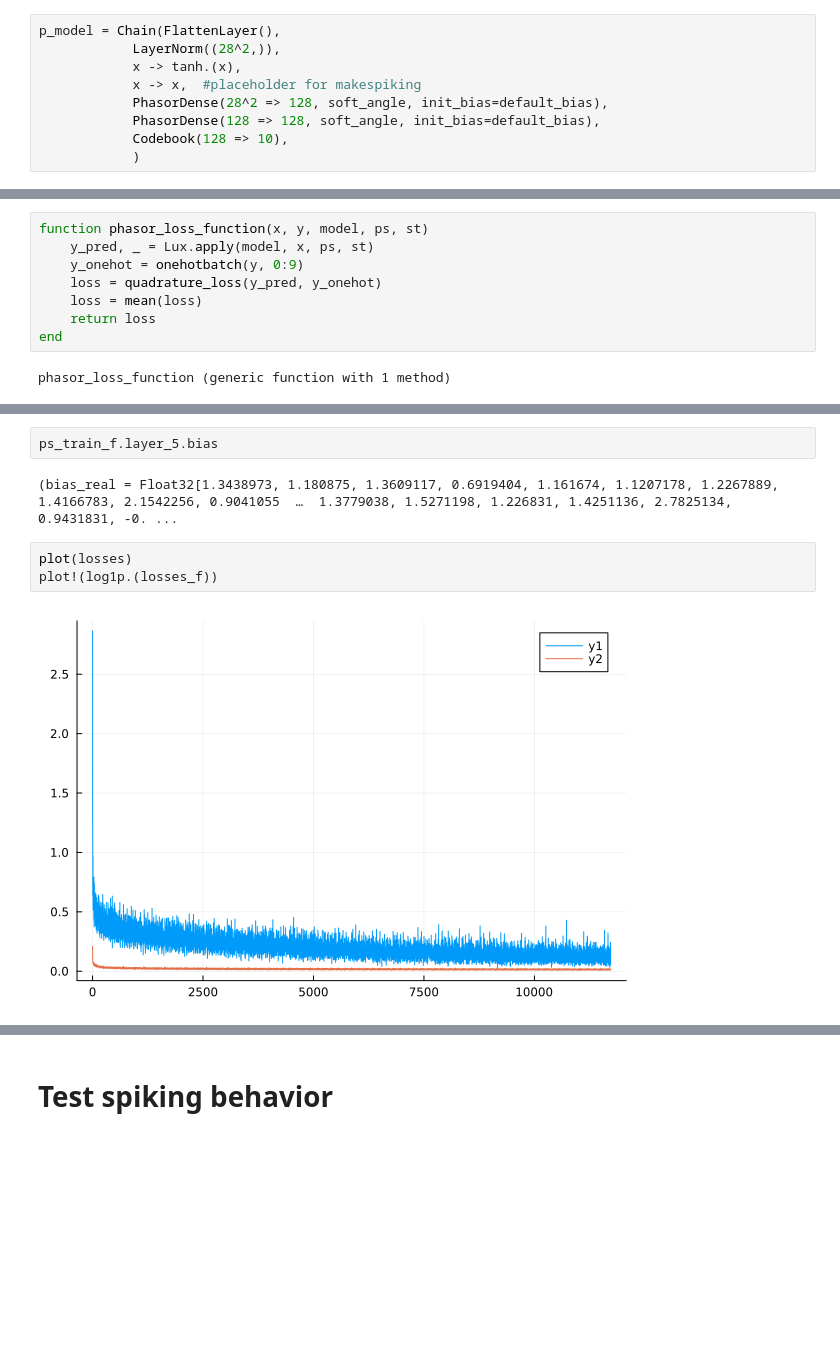
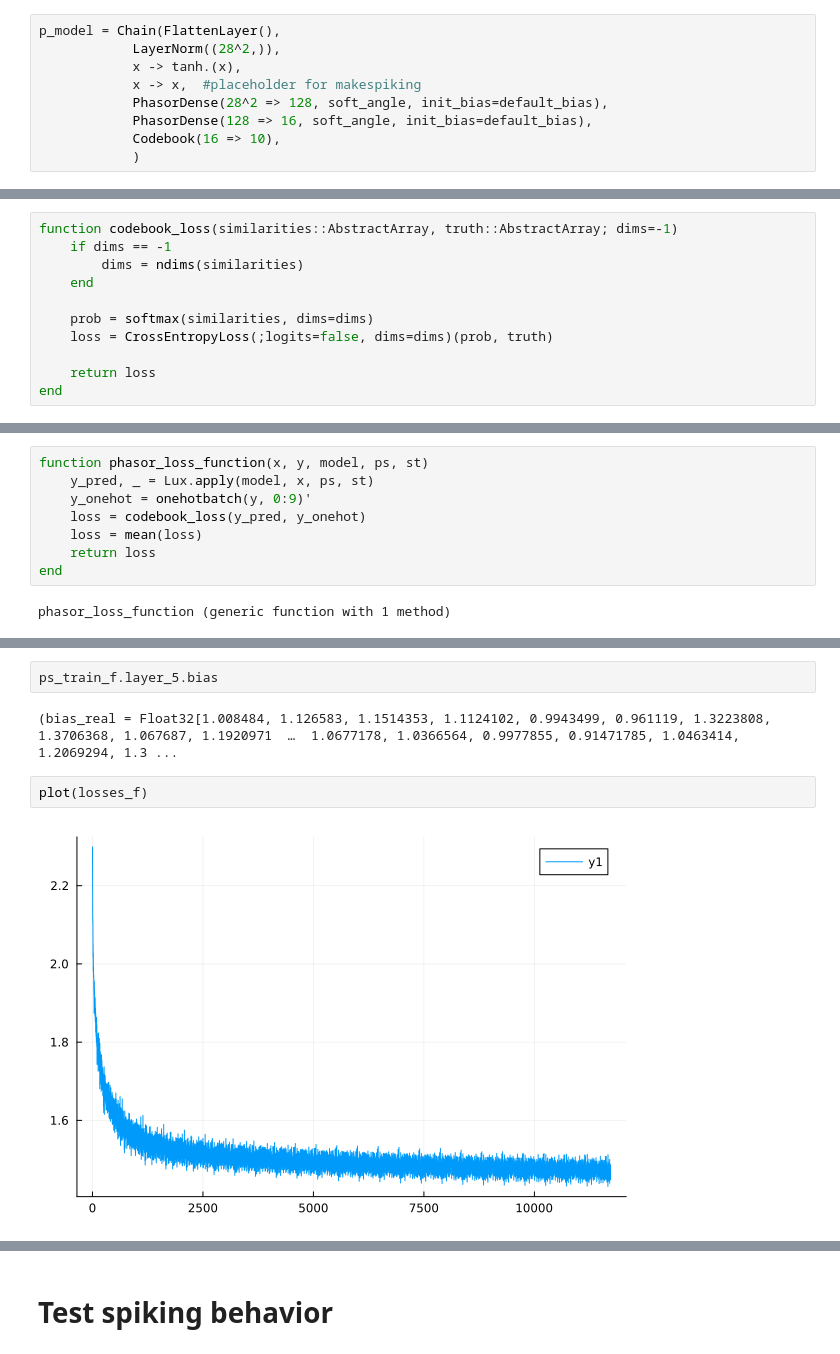
Before and after one commit to wilkieolin/PhasorNetworks.jl, a Jupyter notebook: demos/network fashionmnist.ipynb, the cells around one changed output, grey strips where cells are left out. Saved outputs shown, nothing was run; the diff lists cells and outputs as text; blank space fills up the shorter version.

Commit message:
updating MLP strategy to classify via codebook as opposed to a quadrature code

```diff
--- a/demos/network fashionmnist.ipynb
+++ b/demos/network fashionmnist.ipynb
@@ -199,8 +199,8 @@ p_model = Chain(FlattenLayer(),
             x -> tanh.(x),
             x -> x,  #placeholder for makespiking
             PhasorDense(28^2 => 128, soft_angle, init_bias=default_bias),
-            PhasorDense(128 => 128, soft_angle, init_bias=default_bias),
-            Codebook(128 => 10),
+            PhasorDense(128 => 16, soft_angle, init_bias=default_bias),
+            Codebook(16 => 10),
             )
 # %% [output]
 Chain(
@@ -233,0 +260,11 @@ histogram(cdev(vec(yp0)))
+# %%
+function codebook_loss(similarities::AbstractArray, truth::AbstractArray; dims=-1)
+    if dims == -1
+        dims = ndims(similarities)
+    end
+
+    prob = softmax(similarities, dims=dims)
+    loss = CrossEntropyLoss(;logits=false, dims=dims)(prob, truth)
+
+    return loss
+end
@@ -234,8 +283,8 @@ histogram(cdev(vec(yp0)))
 # %%
 function phasor_loss_function(x, y, model, ps, st)
     y_pred, _ = Lux.apply(model, x, ps, st)
-    y_onehot = onehotbatch(y, 0:9)
-    loss = quadrature_loss(y_pred, y_onehot)
+    y_onehot = onehotbatch(y, 0:9)'
+    loss = codebook_loss(y_pred, y_onehot)
     loss = mean(loss)
     return loss
 end
@@ -253,9 +302,8 @@ losses_f, ps_train_f, st_train_f = train(p_model, psp, stp, train_loader, phasor
 # %%
 ps_train_f.layer_5.bias
 # %% [output]
-(bias_real = Float32[1.3438973, 1.180875, 1.3609117, 0.6919404, 1.161674, 1.1207178, 1.2267889, 1.4166783, 2.1542256, 0.9041055  …  1.3779038, 1.5271198, 1.226831, 1.4251136, 2.7825134, 0.9431831, -0. ...
+(bias_real = Float32[1.008484, 1.126583, 1.1514353, 1.1124102, 0.9943499, 0.961119, 1.3223808, 1.3706368, 1.067687, 1.1920971  …  1.0677178, 1.0366564, 0.9977855, 0.91471785, 1.0463414, 1.2069294, 1.3 ...
 # %%
-plot(losses)
-plot!(log1p.(losses_f))
+plot(losses_f)
 # %% [output]
-[figure, old version]
+[figure, new version]
```
Also changed, not shown: parts of 58 cells of this notebook, 6 other files.
